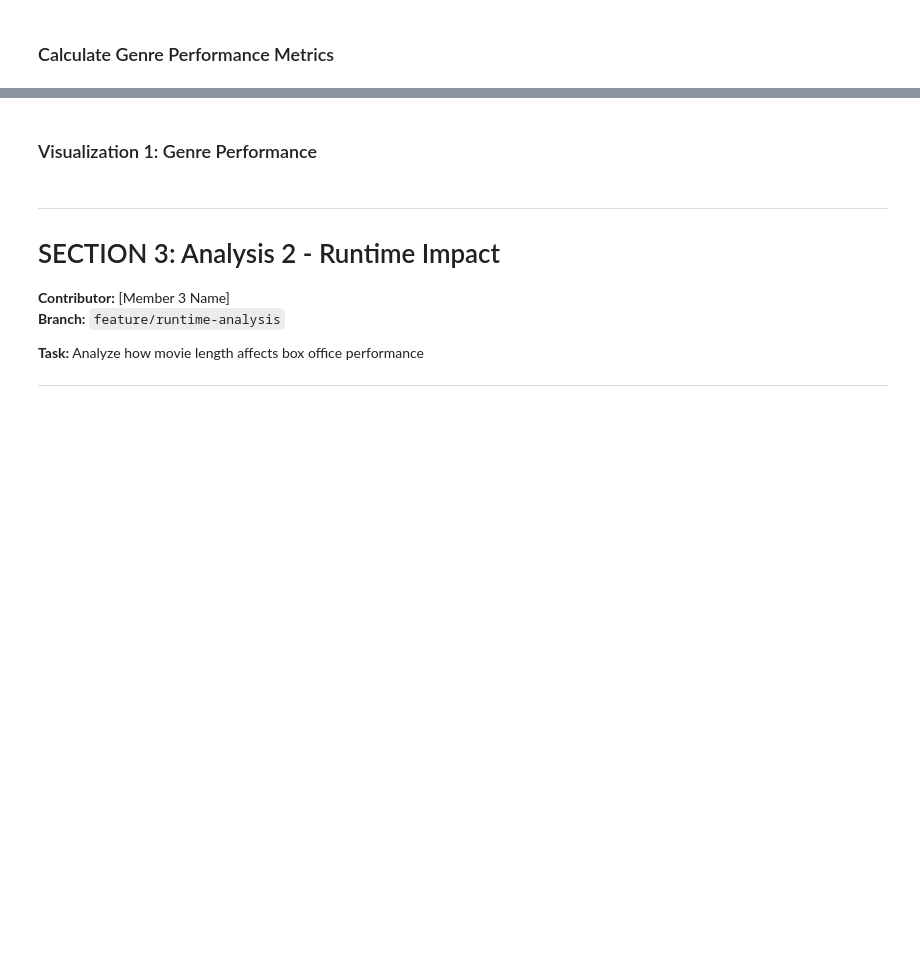
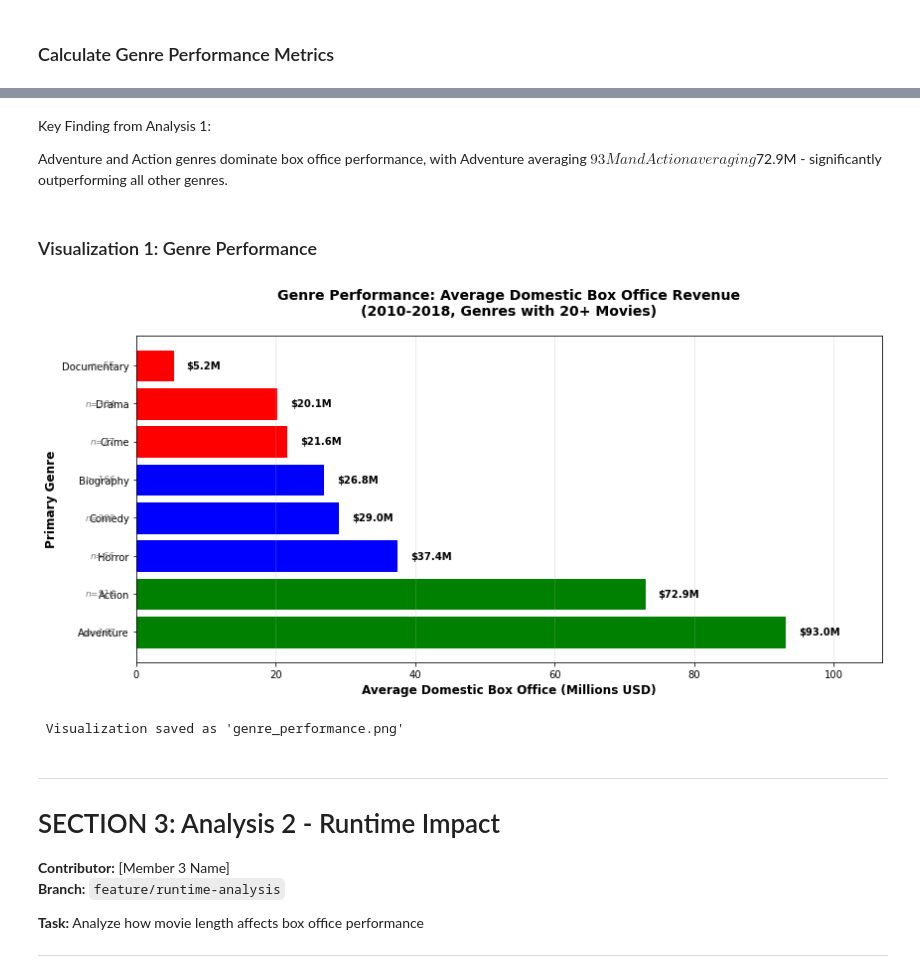
Before and after one commit to mkxangie/Movie-Studio-Group5-Project, a Jupyter notebook: movie_studio_group_project.ipynb, the cells around one changed output, grey strips where cells are left out. Cells and saved outputs as stored; diff of their text form; code cells hidden in the pictures; blank space fills up the shorter version.

Commit message:
Add genre performance analysis with visualization - [Samira Hussein]

```diff
--- a/movie_studio_group_project.ipynb
+++ b/movie_studio_group_project.ipynb
@@ -451,0 +574,19 @@ We deliberately exclude IMDB ratings from our primary analysis because:
+# %%
+# Now let's see which genres make the most money!
+
+# Calculate performance metrics by genre
+genre_performance = movies_reliable.groupby('primary_genre').agg({
+    'domestic_gross': ['count', 'mean', 'median', 'sum']
+}).round(0)
+
+# Flatten column names
+genre_performance.columns = ['Count', 'Avg_Domestic_Gross', 'Median_Domestic_Gross', 'Total_Domestic_Gross']
+genre_performance = genre_performance.reset_index()
+
+# Sort by average domestic gross (descending)
+genre_performance = genre_performance.sort_values('Avg_Domestic_Gross', ascending=False)
+
+print("Genre Performance Analysis")
+print("="*70)
+print("\nGenres ranked by Average Domestic Box Office:\n")
+print(genre_performance.to_string(index=False))
@@ -452,3 +608,7 @@ We deliberately exclude IMDB ratings from our primary analysis because:
+# %% [markdown]
+Key Finding from Analysis 1:
+
+Adventure and Action genres dominate box office performance, with Adventure averaging $93M and Action averaging $72.9M - significantly outperforming all other genres.
 # %% [markdown]
 ### Visualization 1: Genre Performance
 # %%
@@ -457,6 +617,50 @@ We deliberately exclude IMDB ratings from our primary analysis because:
 # Show top genres by average revenue
 # Color-code by performance level
 # Save as 'genre_performance.png'
+# %%
+# now we will create a visualisation of these results.
+
+import matplotlib.pyplot as plt
+
+# Create bar chart of top genres
+fig, ax = plt.subplots(figsize=(12, 6))
+
+# Plot average domestic gross
+bars = ax.barh(genre_performance['primary_genre'],
+               genre_performance['Avg_Domestic_Gross'] / 1_000_000)
+
+# Color code by performance
+colors = ['green' if x > 50 else 'blue' if x > 25 else 'red'
+          for x in genre_performance['Avg_Domestic_Gross'] / 1_000_000]
+for bar, color in zip(bars, colors):
+    bar.set_color(color)
+
+ax.set_xlabel('Average Domestic Box Office (Millions USD)', fontsize=12, fontweight='bold')
+ax.set_ylabel('Primary Genre', fontsize=12, fontweight='bold')
+ax.set_title('Genre Performance: Average Domestic Box Office Revenue\n(2010-2018, Genres with 20+ Movies)',
+             fontsize=14, fontweight='bold', pad=20)
+
+# Add value labels
+for i, v in enumerate(genre_performance['Avg_Domestic_Gross'] / 1_000_000):
+    ax.text(v + 2, i, f'${v:.1f}M', va='center', fontweight='bold', fontsize=10)
+
+# Add sample size labels
+for i, (genre, count) in enumerate(zip(genre_performance['primary_genre'],
+                                        genre_performance['Count'])):
+    ax.text(-3, i, f'n={int(count)}', va='center', ha='right',
+            fontsize=9, style='italic', color='gray')
+
+ax.grid(axis='x', alpha=0.3)
+ax.set_xlim(0, max(genre_performance['Avg_Domestic_Gross'] / 1_000_000) * 1.15)
+
+plt.tight_layout()
+plt.savefig('genre_performance.png', dpi=300, bbox_inches='tight')
+plt.show()
+
+print("\n Visualization saved as 'genre_performance.png'")
+# %% [output]
+[figure, added]
+ Visualization saved as 'genre_performance.png'
 # %% [markdown]
 ---
 # SECTION 3: Analysis 2 - Runtime Impact
```
Also changed, not shown: parts of 11 cells of this notebook, 1 other file.
